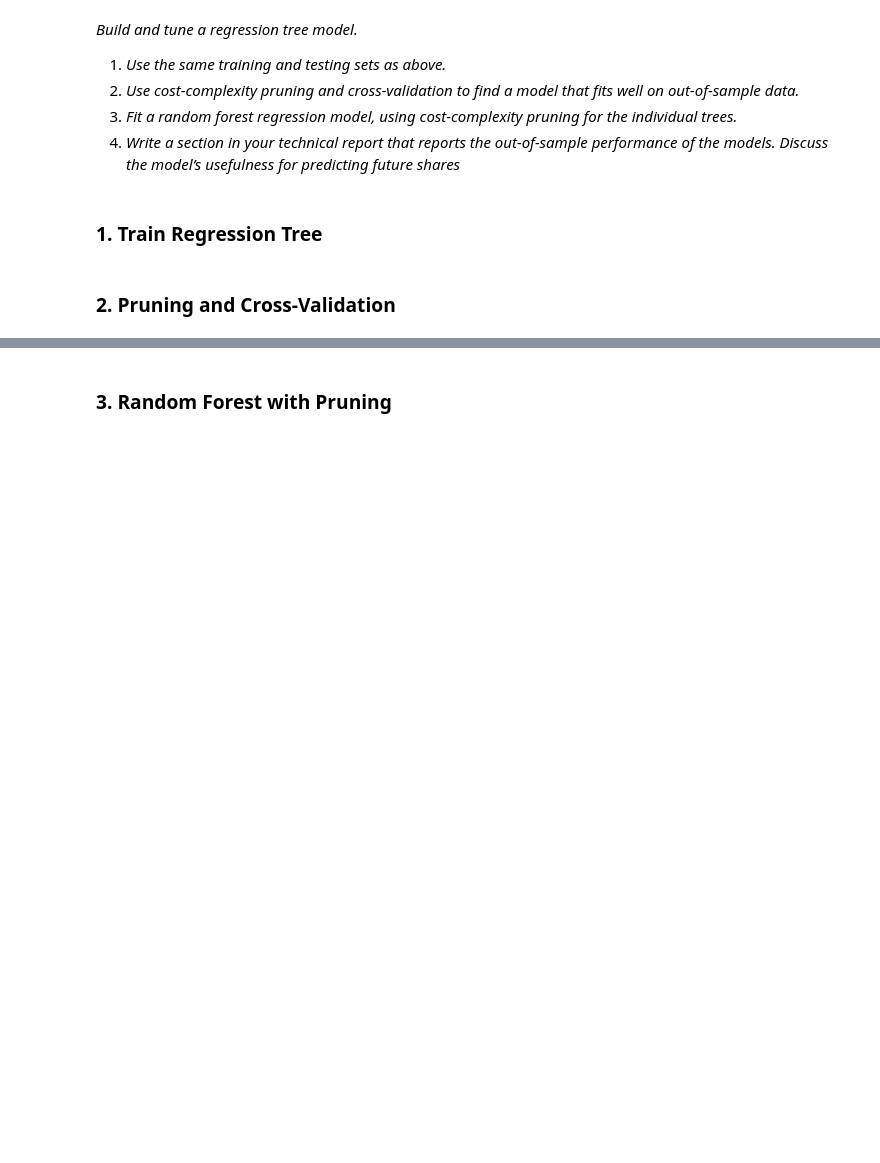
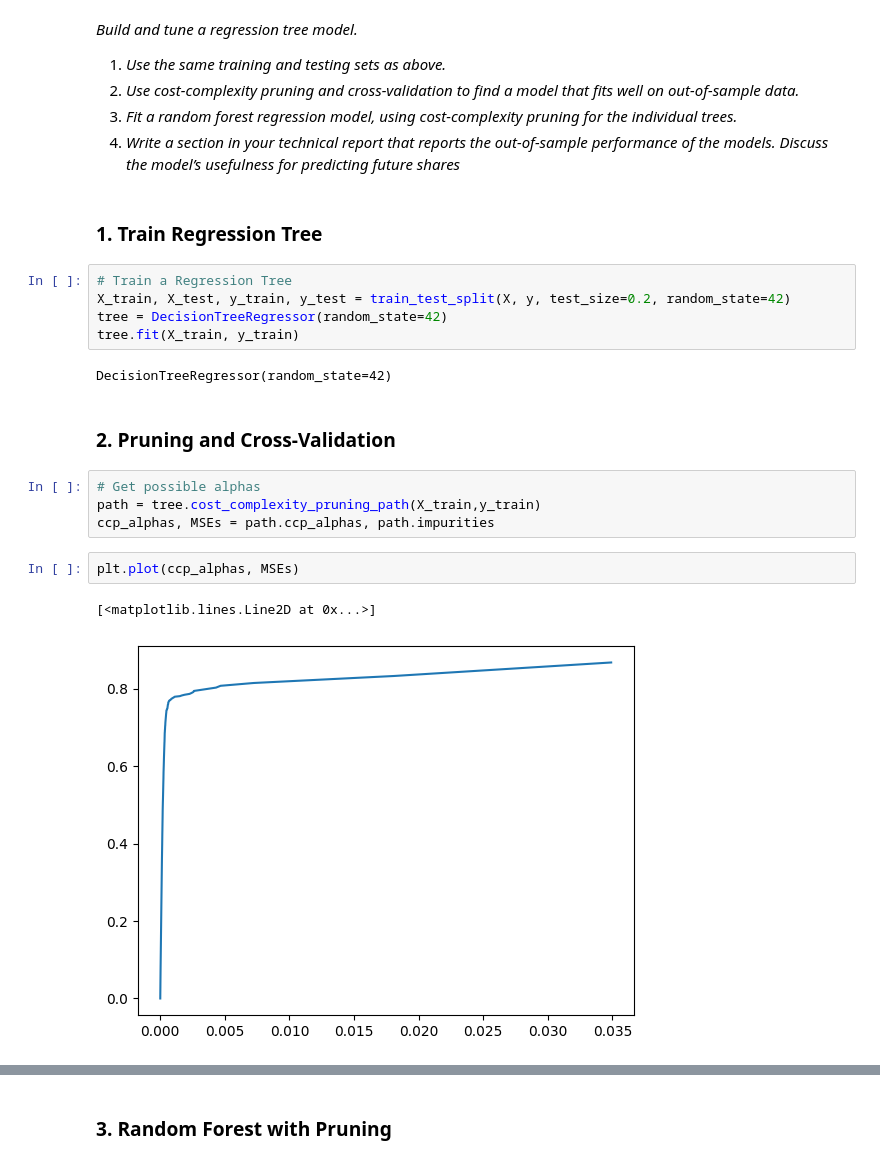
Before and after one commit to stat220/final-lab-stats-group-20, a Jupyter notebook: STAT_220_Final_Lab.ipynb, the cells around one changed output, grey strips where cells are left out. Drawn from its saved outputs; the diff is of its cells as text; blank space fills up the shorter version.

```diff
--- a/STAT_220_Final_Lab.ipynb
+++ b/STAT_220_Final_Lab.ipynb
@@ -399,5 +388,21 @@ In this section, we essentially did the same as we did in the last section in fi
 4. *Write a section in your technical report that reports the out-of-sample performance of the models. Discuss the model’s usefulness for predicting future shares*
 # %% [markdown]
 ### 1. Train Regression Tree
+# %%
+# Train a Regression Tree
+X_train, X_test, y_train, y_test = train_test_split(X, y, test_size=0.2, random_state=42)
+tree = DecisionTreeRegressor(random_state=42)
+tree.fit(X_train, y_train)
+# %% [output]
+DecisionTreeRegressor(random_state=42)
 # %% [markdown]
 ### 2. Pruning and Cross-Validation
+# %%
+# Get possible alphas
+path = tree.cost_complexity_pruning_path(X_train,y_train)
+ccp_alphas, MSEs = path.ccp_alphas, path.impurities
+# %%
+plt.plot(ccp_alphas, MSEs)
+# %% [output]
+[<matplotlib.lines.Line2D at 0x...>]
+[figure, added]
```
Also changed, not shown: parts of 18 cells of this notebook.
